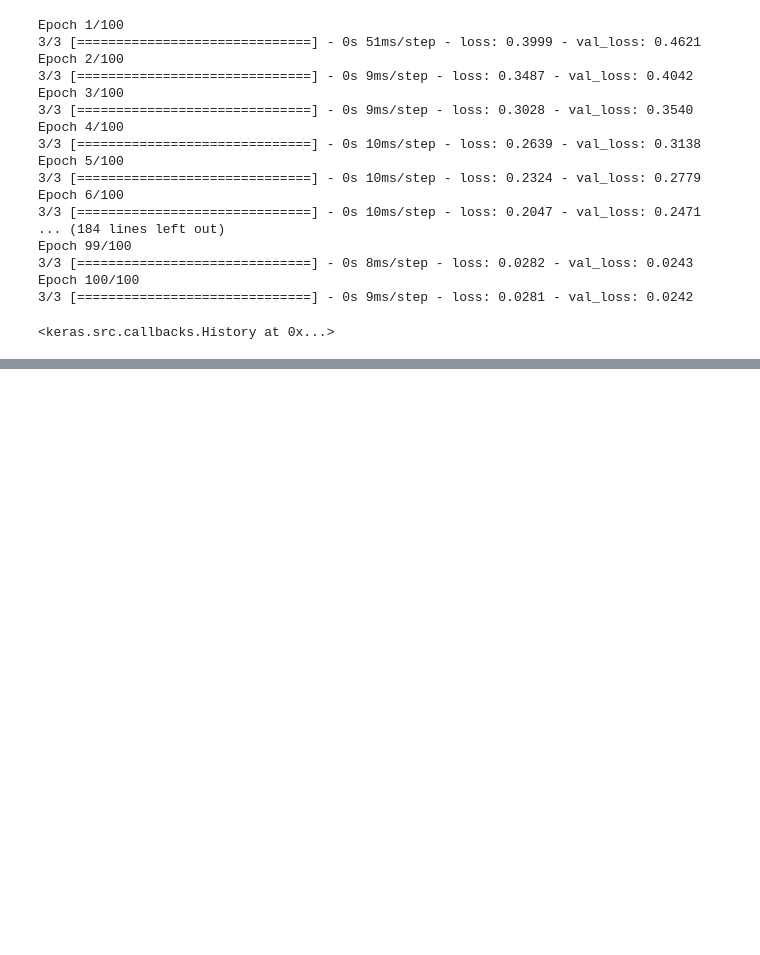
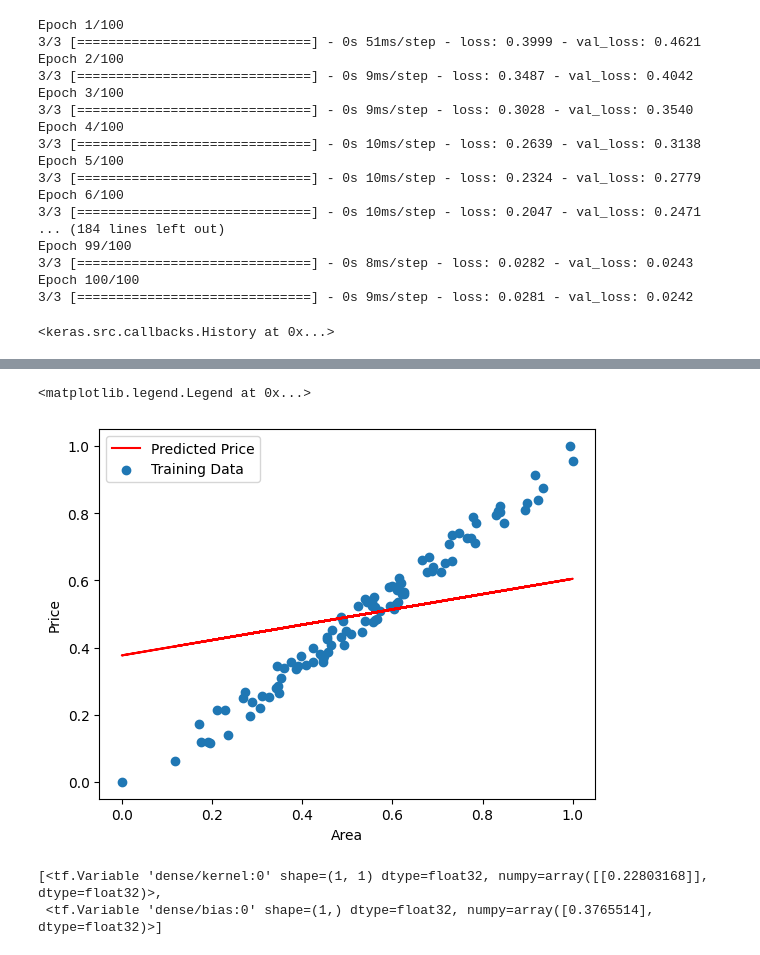
Before and after one commit to cstone157/jupyter_tensorflow2, a Jupyter notebook: jupyter/books/Deep Learning with TF and Keras/CH02a-regrssion.ipynb, the cells around one changed output, grey strips where cells are left out. Saved outputs shown, nothing was run; the diff lists cells and outputs as text; code cells hidden in the pictures; blank space fills up the shorter version.

```diff
--- a/jupyter/books/Deep Learning with TF and Keras/CH02a-regrssion.ipynb
+++ b/jupyter/books/Deep Learning with TF and Keras/CH02a-regrssion.ipynb
@@ -148,3 +148,6 @@ Epoch 99/100
 Epoch 100/100
 3/3 [==============================] - 0s 9ms/step - loss: 0.0281 - val_loss: 0.0242
 <keras.src.callbacks.History at 0x...>
+# %%
+## Use the predict function to get a y for a specied value
+y_pred = model.predict(data['area'])
@@ -150,0 +156,16 @@ Epoch 100/100
+# %%
+# Plot graph of predicted and actual data
+plt.plot(data['area'], y_pred, color='red', label='Predicted Price')
+plt.scatter(data['area'], data['price'], label='Training Data')
+plt.xlabel('Area')
+plt.ylabel('Price')
+plt.legend()
+# %% [output]
+<matplotlib.legend.Legend at 0x...>
+[figure, added]
+# %%
+## to display the coefficients W and b
+model.weights
+# %% [output]
+[<tf.Variable 'dense/kernel:0' shape=(1, 1) dtype=float32, numpy=array([[0.22803168]], dtype=float32)>,
+ <tf.Variable 'dense/bias:0' shape=(1,) dtype=float32, numpy=array([0.3765514], dtype=float32)>]
```
Also changed, not shown: parts of 3 cells of this notebook.
